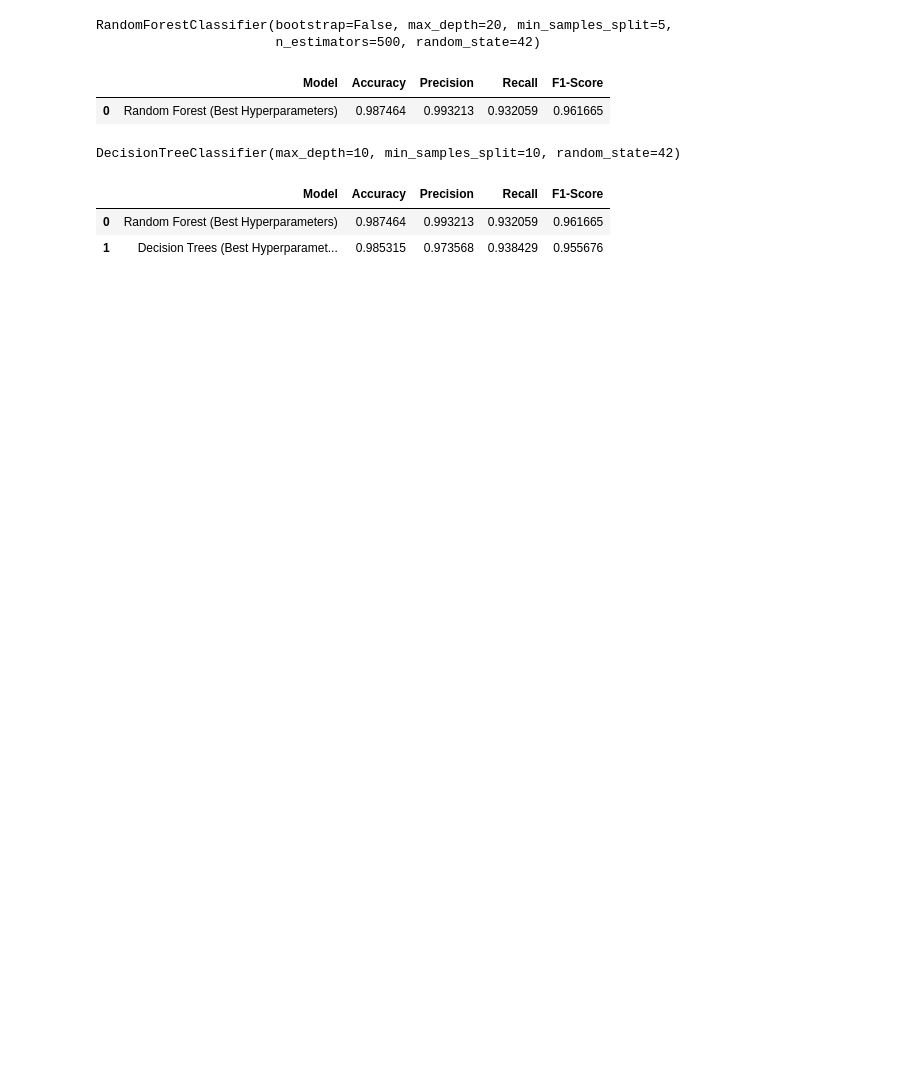
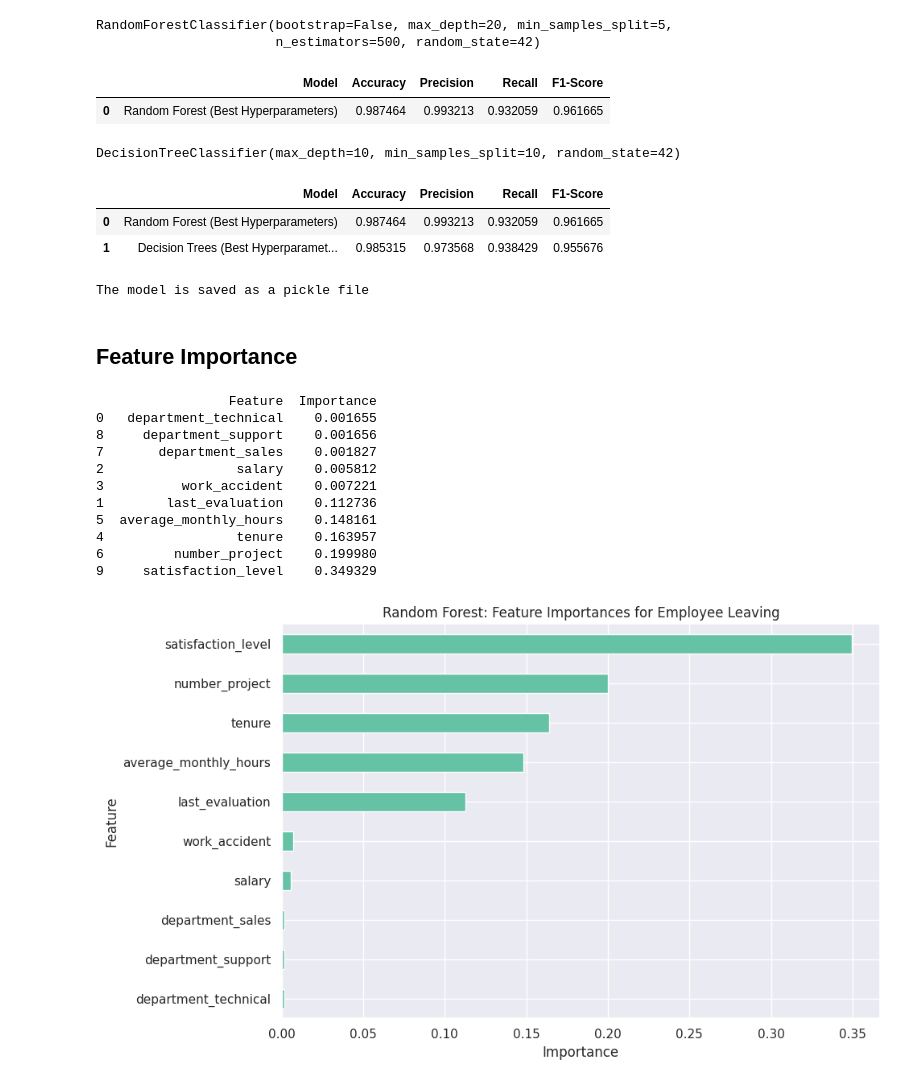
Before and after one commit to razim-manzoor/Employee_Retention, a Jupyter notebook: Predictive_Employee_Retention_Analysis.ipynb, the cells around one changed output. Cells and saved outputs as stored; diff of their text form; code cells hidden in the pictures; blank space fills up the shorter version.

```diff
--- a/Predictive_Employee_Retention_Analysis.ipynb
+++ b/Predictive_Employee_Retention_Analysis.ipynb
@@ -705,3 +728,46 @@ results_combined
 |  | Model | Accuracy | Precision | Recall | F1-Score |
 | 0 | Random Forest (Best Hyperparameters) | 0.987464 | 0.993213 | 0.932059 | 0.961665 |
 | 1 | Decision Trees (Best Hyperparamet... | 0.985315 | 0.973568 | 0.938429 | 0.955676 |
+# %%
+with open('EmployeeRetentionPrediction.pkl', 'wb') as f:
+    pickle.dump(model, f)
+print("The model is saved as a pickle file")
+# %% [output]
+The model is saved as a pickle file
+# %% [markdown]
+## Feature Importance
+# %%
+feat_impt = model.feature_importances_
+
+# top 10 features
+ind = np.argpartition(feat_impt, -10)[-10:]
+feat = x.columns[ind]
+feat_impt = feat_impt[ind]
+
+y_df = pd.DataFrame({"Feature": feat, "Importance": feat_impt})
+y_sort_df = y_df.sort_values("Importance", ascending=True)
+print(y_sort_df)
+
+fig = plt.figure(figsize=(10, 6))
+ax1 = fig.add_subplot(111)
+y_sort_df.plot(kind='barh', ax=ax1, x="Feature", y="Importance", legend=False)
+
+ax1.set_title("Random Forest: Feature Importances for Employee Leaving", fontsize=12)
+ax1.set_ylabel("Feature")
+ax1.set_xlabel("Importance")
+
+plt.tight_layout()
+plt.show()
+# %% [output]
+                 Feature  Importance
+0   department_technical    0.001655
+8     department_support    0.001656
+7       department_sales    0.001827
+2                 salary    0.005812
+3          work_accident    0.007221
+1        last_evaluation    0.112736
+5  average_monthly_hours    0.148161
+4                 tenure    0.163957
+6         number_project    0.199980
+9     satisfaction_level    0.349329
+[figure, added]
```
Also changed, not shown: parts of 6 cells of this notebook.
